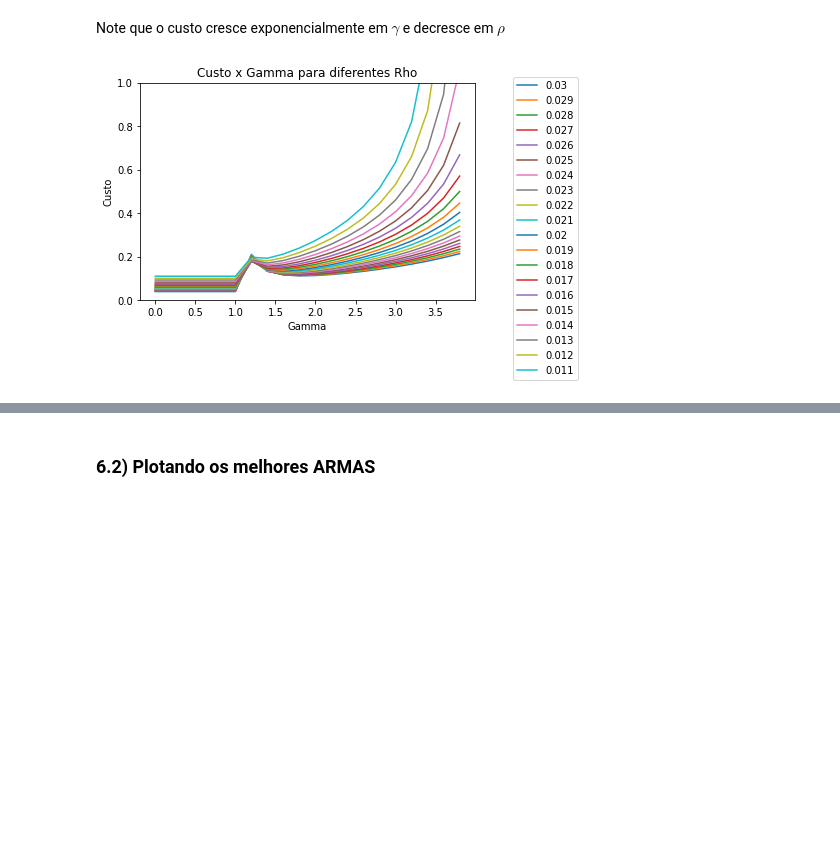
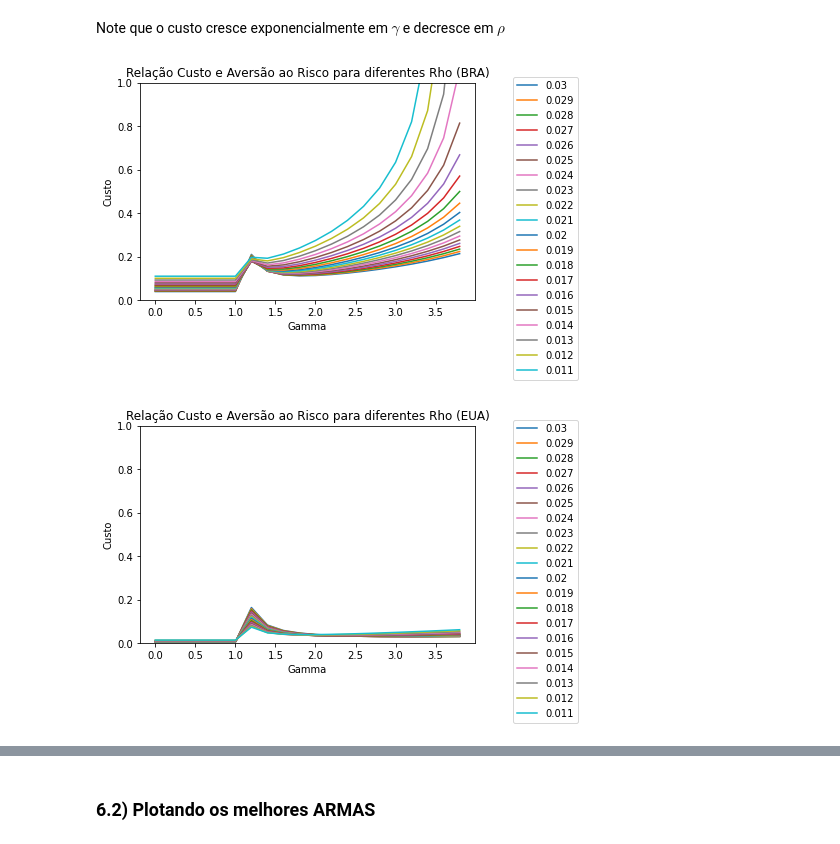
Before and after one commit to lucasestrela/Dissertacao, a Jupyter notebook: Calculando_Custo.ipynb, the cells around one changed output, grey strips where cells are left out. Saved outputs shown, nothing was run; the diff lists cells and outputs as text; code cells hidden in the pictures; blank space fills up the shorter version.

```diff
--- a/Calculando_Custo.ipynb
+++ b/Calculando_Custo.ipynb
@@ -305,18 +309,29 @@ Gamma = np.arange(0, 4, 0.2)
 # %% [markdown]
 Note que o custo cresce exponencialmente em $\gamma$ e decresce em $\rho$
 # %%
-for i_rho, rhho in enumerate(Rho):
-    plt.plot( Gamma, lambda_ARMA2[i_rho, :])
+for i_rho, rhho in enumerate(Rho_):
+    plt.plot( Gamma, lambda_ARMA2[0][i_rho, :])
     # Limitando o gráfico pra nao estourar
     plt.ylim(0, 1)
     plt.xlabel("Gamma")
     plt.ylabel("Custo")
-    plt.title('Custo x Gamma para diferentes Rho')
-    plt.legend(np.round(Rho, 3),
+    plt.title('Relação Custo e Aversão ao Risco para diferentes Rho (BRA)')
+    plt.legend(np.round(Rho_, 3),
                bbox_to_anchor=(1.1, 1.05))
+plt.show()
 
+for i_rho, rhho in enumerate(Rho_):
+    plt.plot( Gamma, lambda_ARMA2[1][i_rho, :])
+    # Limitando o gráfico pra nao estourar
+    plt.ylim(0, 1)
+    plt.xlabel("Gamma")
+    plt.ylabel("Custo")
+    plt.title('Relação Custo e Aversão ao Risco para diferentes Rho (EUA)')
+    plt.legend(np.round(Rho_, 3),
+               bbox_to_anchor=(1.1, 1.05))
 plt.show()
 # %% [output]
-[figure, old version]
+[figure, new version]
+[figure, added]
 # %%
 
```
Also changed, not shown: parts of 2 cells of this notebook.
